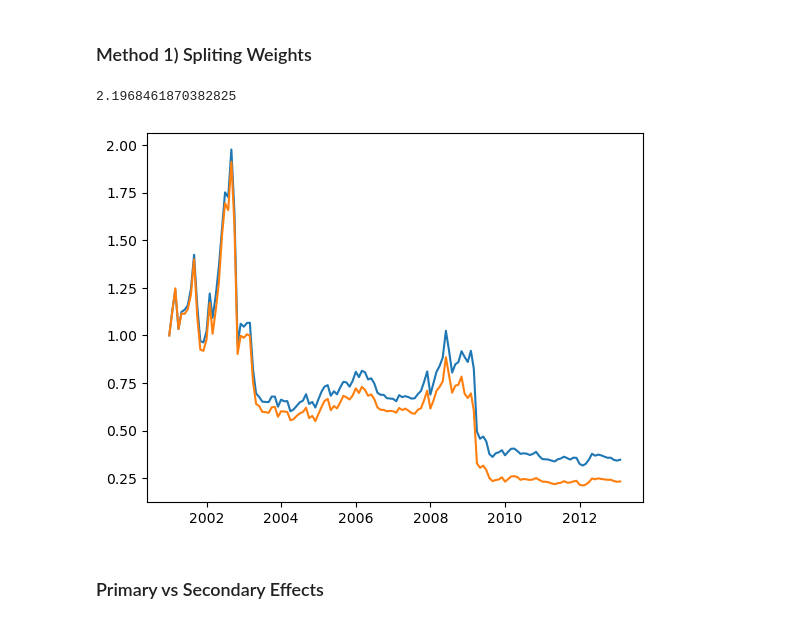
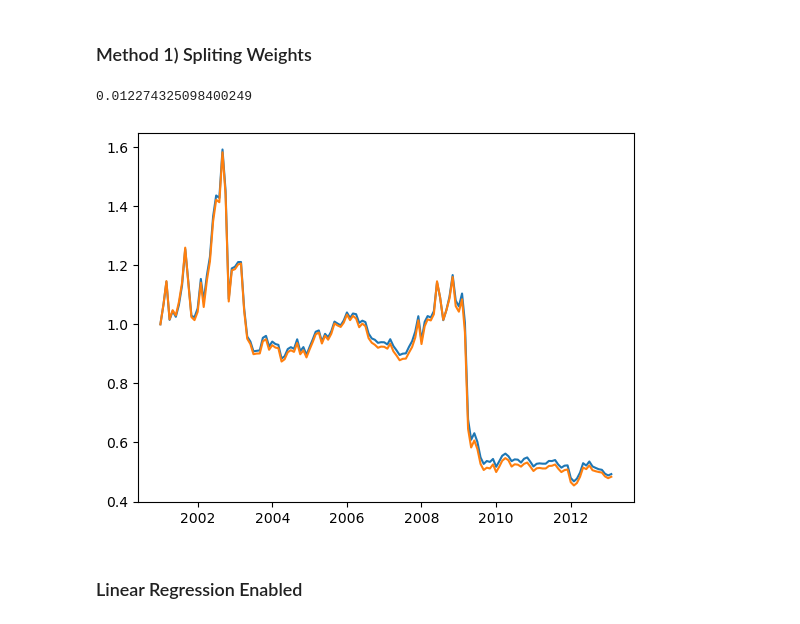
Before and after one commit to Toby3220/EF-5058-HFS, a Jupyter notebook: Group Project/main.ipynb, the cells around one changed output. Saved outputs shown, nothing was run; the diff lists cells and outputs as text; code cells hidden in the pictures.

```diff
--- a/Group Project/main.ipynb
+++ b/Group Project/main.ipynb
@@ -112,28 +189,17 @@ data.calc_z_scores(True,["MOM-A","ERG","ETG","ABR"],False,clip="True")
 # %%
-# calculate momentum value composite factor
-momval = (data.get("VAL").fillna(0)+data.get("MOM").fillna(0))/2
-data.append("MOM_VAL", momval)
-# data.regulate(["MOM_VAL"])
-data.calc_z_scores(inplace=True,fields=["MOM_VAL"])
-port_momval = data.to_port("MOM_VAL",tmbool=tmbool_train)
-
-
-port_momval.gen_weights_from_score(0.1)
-momval_ret, momval_cret = port_momval.get_port_ret(weight=port_momval.lsw,bps=10)
-
 port_mom = data.to_port("MOM",tmbool=tmbool_train)
-port_mom.gen_weights_from_score(0.1)
+port_mom.gen_weights_from_score(0.3)
 mom_ret, mom_cret = port_mom.get_port_ret(weight=port_mom.lsw,bps=10)
 
 port_val = data.to_port("VAL",tmbool=tmbool_train)
-port_val.gen_weights_from_score(0.1)
-mom_ret, val_cret = port_val.get_port_ret(weight=port_val.lsw,bps=10)
+port_val.gen_weights_from_score(0.3)
+val_ret, val_cret = port_val.get_port_ret(weight=port_val.lsw,bps=10)
 
 plt.plot(momval_cret)
 plt.plot(mom_cret)
 plt.plot(val_cret)
 
 plt.legend(["momval","mom","val"])
-print(cb.infomation_ratio(momval_cret,mom_cret))
-print(cb.infomation_ratio(momval_cret,val_cret))
+print(cb.infomation_ratio(momval_ret,mom_ret))
+print(cb.infomation_ratio(momval_ret,val_ret))
 # %% [output]
@@ -230,16 +296,16 @@ plt.legend(["erg","etg","momval"])
 # calculate momentum value composite factor
 composite = (+0.1*data.get("VAL").fillna(0)
              +0.1*data.get("MOM").fillna(0)
-             +0.8*data.get("ERG").fillna(0))
+             +0.8*data.get("ETG").fillna(0))
 data.append("COM", composite)
 
 data.calc_z_scores(inplace=True,fields=["COM"])
 port_com = data.to_port("COM",tmbool=tmbool_train)
-port_com.gen_weights_from_score(0.1)
-_, com_cret = port_com.get_port_ret(weight=port_com.lsw,bps=10)
+port_com.gen_weights_from_score(0.3)
+com_ret, com_cret = port_com.get_port_ret(weight=port_com.lsw,bps=10)
 
 plt.plot(com_cret)
 plt.plot(momval_cret)
 
-cb.infomation_ratio(com_cret,momval_cret)
+cb.infomation_ratio(com_ret,momval_ret)
 # %% [output]
@@ -259,7 +325,7 @@ val = data.get("VAL")
 
 mom.fillna(0,inplace = True)
 val.fillna(0,inplace = True)
-cuttoff = 0.5
+cuttoff = 0.6
 
 fmb = 0.6
 fvb = 0.4
@@ -268,40 +334,43 @@ fcb = 0.1
 fmp = 0.75
 fvp = 0.25
 fcp = 1
+
+# fmn = -1
+# fvn = -0.5
+# fcn = -0.25
 
 fmn = 0.825
 fvn = 0.125
 fcn = -1.75
 
 # basecase
 
 ejustc = fmb*mom + fvb*val + fcb
 
 # positive
 ejustc[sup>=cuttoff] = fmp*mom[sup>=cuttoff] + fvp*val[sup>=cuttoff] + fcp
 
 # neg
-# cuttoff = 0.5
-
+cuttoff = 0.6
 ejustc[sup<= -cuttoff] = fmn*mom[sup<= -cuttoff] + fvn*val[sup<= -cuttoff] + fcn
 
 data.append("EJC",ejustc)
 
 
 
 port_ejc = data.to_port("EJC", tmbool_train)
-port_ejc.gen_weights_from_score(0.1)
+port_ejc.gen_weights_from_score(0.3)
 ejc_ret, ejc_cret= port_ejc.get_port_ret( port_ejc.lsw, bps=10)
 
 # lejc_ret, lejc_cret= port_ejc.get_port_ret(port_ejc.sw,bps=10)
 
 plt.plot(ejc_cret)
 plt.plot(momval_cret)
 # plt.plot(mom_cret)
 # plt.plot(lejc_cret)
-cb.infomation_ratio(ejc_cret,momval_cret)
+cb.infomation_ratio(ejc_ret,momval_ret)
 # %% [output]
-2.1968461870382825
+0.012274325098400249
-[figure, old version]
+[figure, new version]
-# %% [markdown]
-### Primary vs Secondary Effects
+# %% [markdown]
+### Linear Regression Enabled
```
Also changed, not shown: parts of 38 cells of this notebook, 1 other file.
